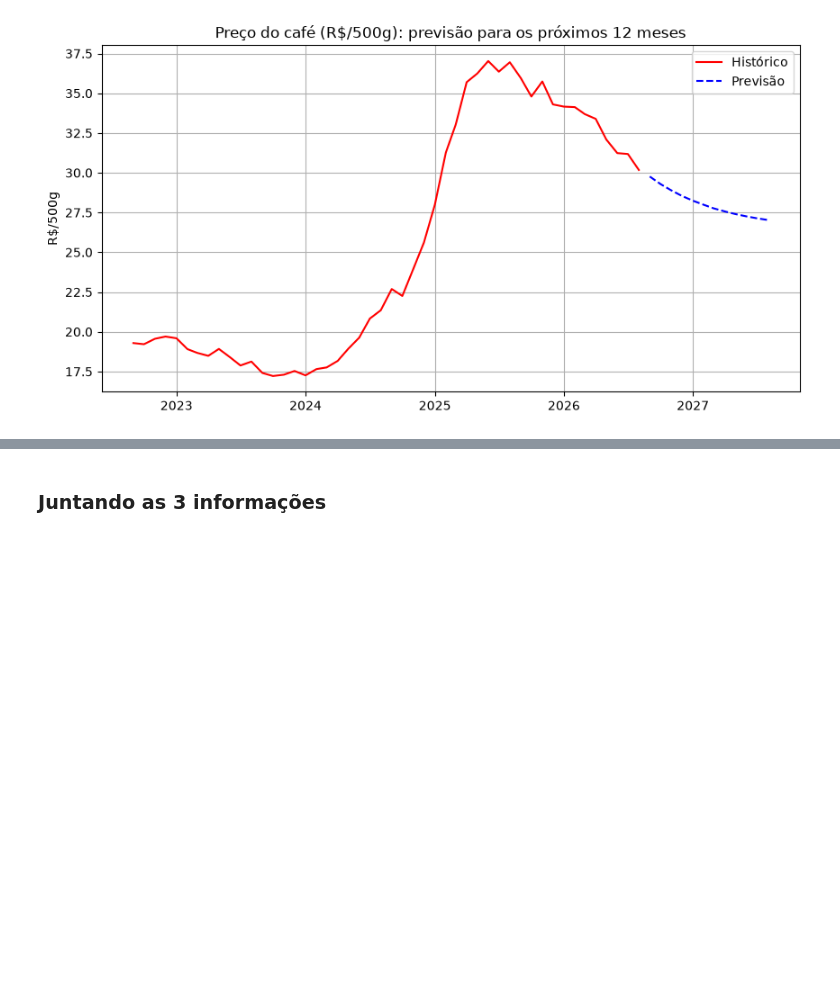
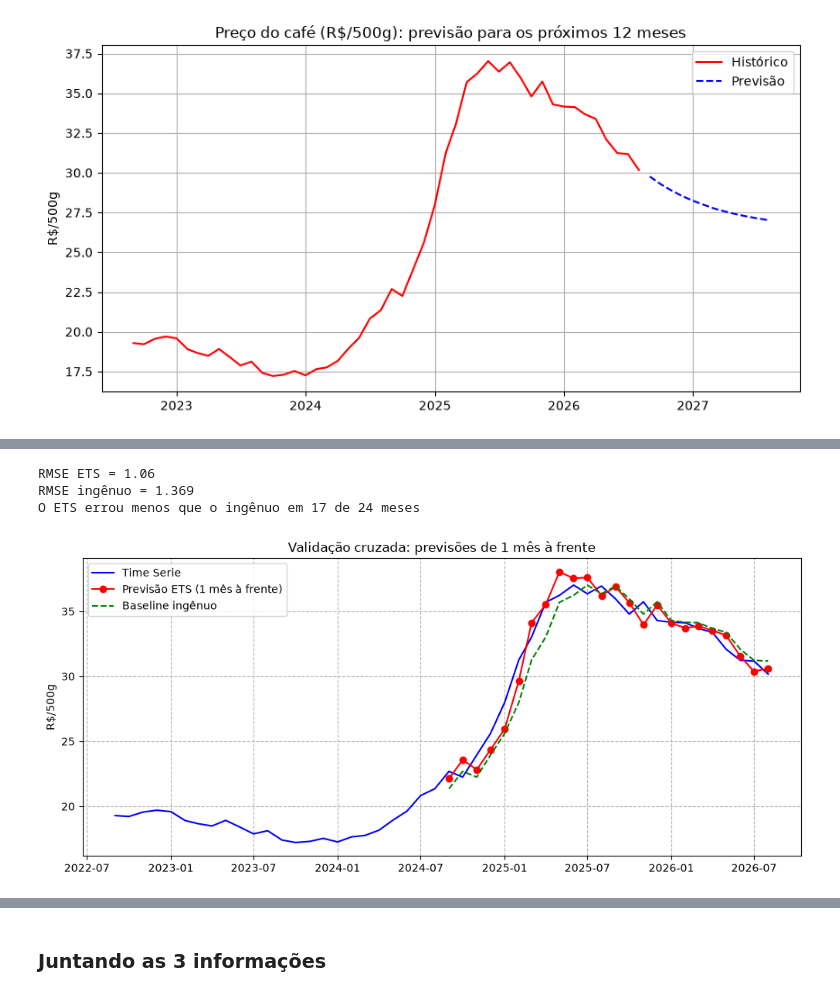
Before and after one commit to Teus-Andrezana/dados_cesta_basica, a Jupyter notebook: notebooks/cesta_basica.ipynb, the cells around one changed output, grey strips where cells are left out. Cells and saved outputs as stored; diff of their text form; code cells hidden in the pictures; blank space fills up the shorter version.

```diff
--- a/notebooks/cesta_basica.ipynb
+++ b/notebooks/cesta_basica.ipynb
@@ -574,0 +643,36 @@ Freq: MS, Name: simulation, dtype: float64
+# %%
+ingenuo = serie.shift(1)
+
+
+n_treino = 24  # os 24 primeiros meses formam o menor treino
+ets_pred = dict()
+for i in range(n_treino, len(serie)):
+    treino = serie.iloc[:i].copy()
+    ets = ETSModel(treino, error="add", trend="add", damped_trend=True).fit(disp=False)
+    ets_pred[serie.index[i]] = ets.forecast(1).iloc[0]
+
+validacao = pd.DataFrame({"Real": serie.iloc[n_treino:], "ETS": pd.Series(ets_pred), "Ingenuo": ingenuo.iloc[n_treino:]})
+validacao["Erro_ETS"] = validacao["Real"] - validacao["ETS"]
+validacao["Erro_Ingenuo"] = validacao["Real"] - validacao["Ingenuo"]
+
+RMSE_ets = np.sqrt(sum(validacao["Erro_ETS"]**2)/len(validacao))
+RMSE_ingenuo = np.sqrt(sum(validacao["Erro_Ingenuo"]**2)/len(validacao))
+print("RMSE ETS =", RMSE_ets.round(3))
+print("RMSE ingênuo =", RMSE_ingenuo.round(3))
+print(f"O ETS errou menos que o ingênuo em {(validacao['Erro_ETS'].abs() < validacao['Erro_Ingenuo'].abs()).sum()} de {len(validacao)} meses")
+# %% [output]
+RMSE ETS = 1.06
+RMSE ingênuo = 1.369
+O ETS errou menos que o ingênuo em 17 de 24 meses
+# %%
+plt.figure(figsize=(12,5))
+plt.plot(serie, color="Blue", label="Time Serie")
+plt.plot(validacao["ETS"], color="Red", marker="o", label="Previsão ETS (1 mês à frente)")
+plt.plot(validacao["Ingenuo"], color="Green", linestyle="--", label="Baseline ingênuo")
+plt.title("Validação cruzada: previsões de 1 mês à frente")
+plt.ylabel("R$/500g")
+plt.grid(linestyle="--")
+plt.legend()
+plt.show()
+# %% [output]
+[figure, added]
```
Also changed, not shown: parts of 40 cells of this notebook, 2 other files.
